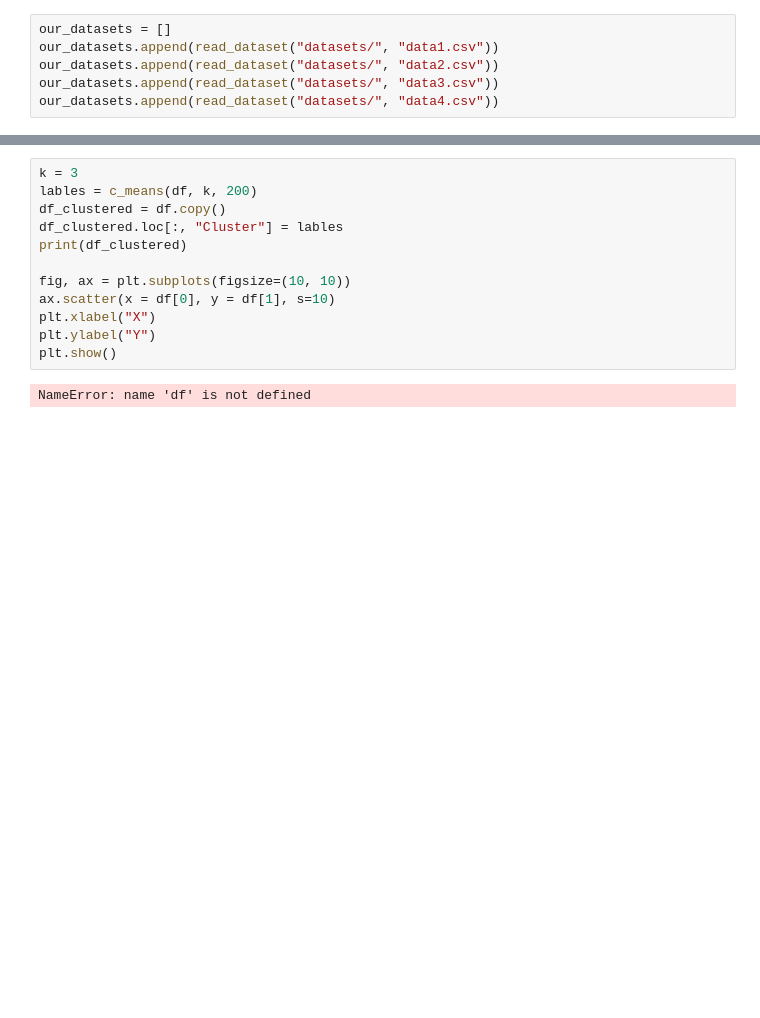
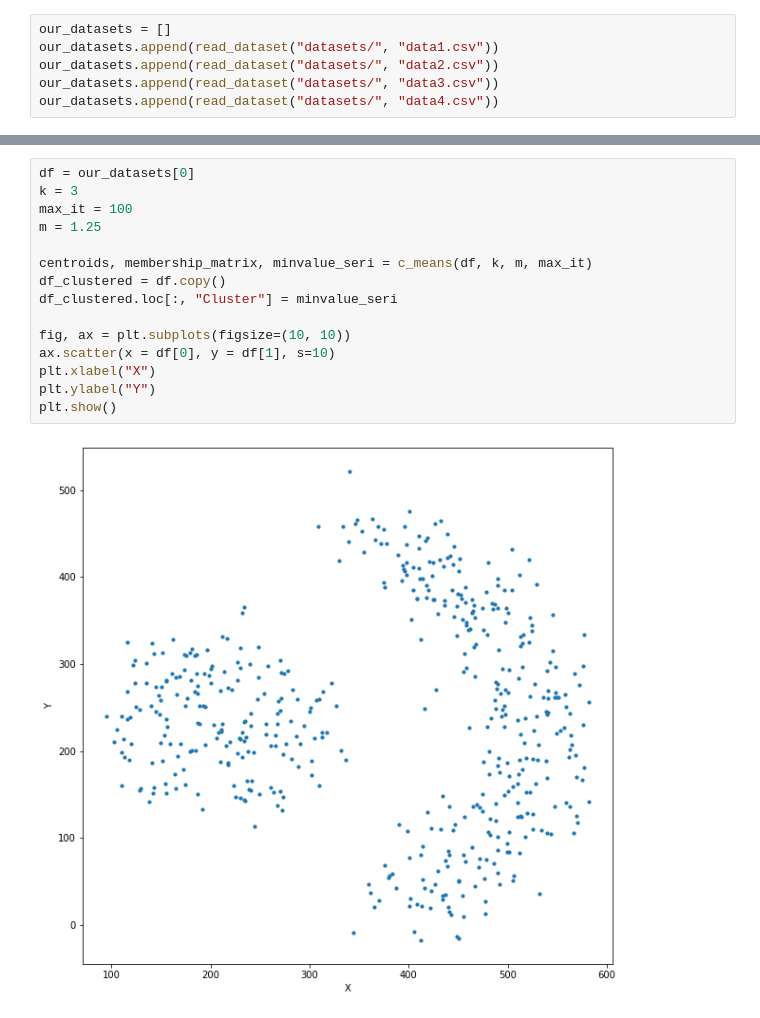
Before and after one commit to Hosein-Beheshti/CI-Fuzzy-C-means, a Jupyter notebook: FCM.ipynb, the cells around one changed output, grey strips where cells are left out. Cells and saved outputs as stored; diff of their text form; blank space fills up the shorter version.

```diff
--- a/FCM.ipynb
+++ b/FCM.ipynb
@@ -115,17 +116,20 @@ clustering finished, it 2
 # %%
+df = our_datasets[0]
 k = 3
-lables = c_means(df, k, 200)
+max_it = 100
+m = 1.25
+
+centroids, membership_matrix, minvalue_seri = c_means(df, k, m, max_it)
 df_clustered = df.copy()
-df_clustered.loc[:, "Cluster"] = lables
-print(df_clustered)
+df_clustered.loc[:, "Cluster"] = minvalue_seri
 
 fig, ax = plt.subplots(figsize=(10, 10))
 ax.scatter(x = df[0], y = df[1], s=10)
 plt.xlabel("X")
 plt.ylabel("Y")
 plt.show()
 # %% [output]
-NameError: name 'df' is not defined
+[figure, added]
 # %%
 groups = df_clustered.groupby("Cluster")
 fig, ax = plt.subplots(figsize=(10, 10))
```
Also changed, not shown: parts of 10 cells of this notebook.
